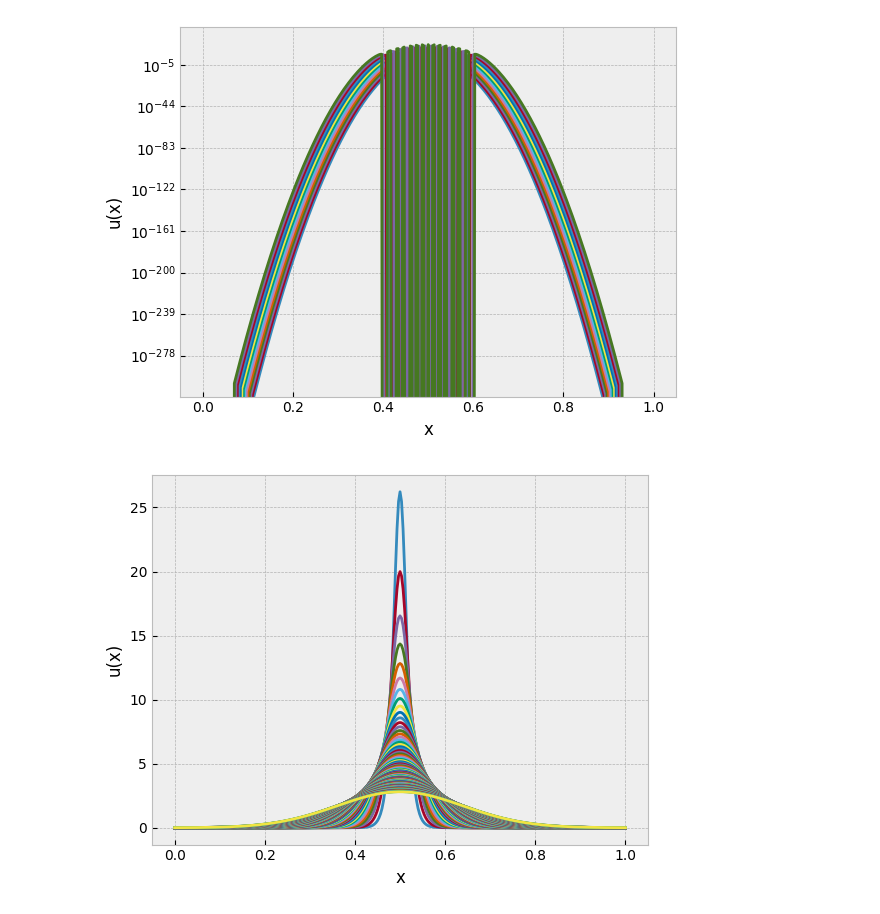
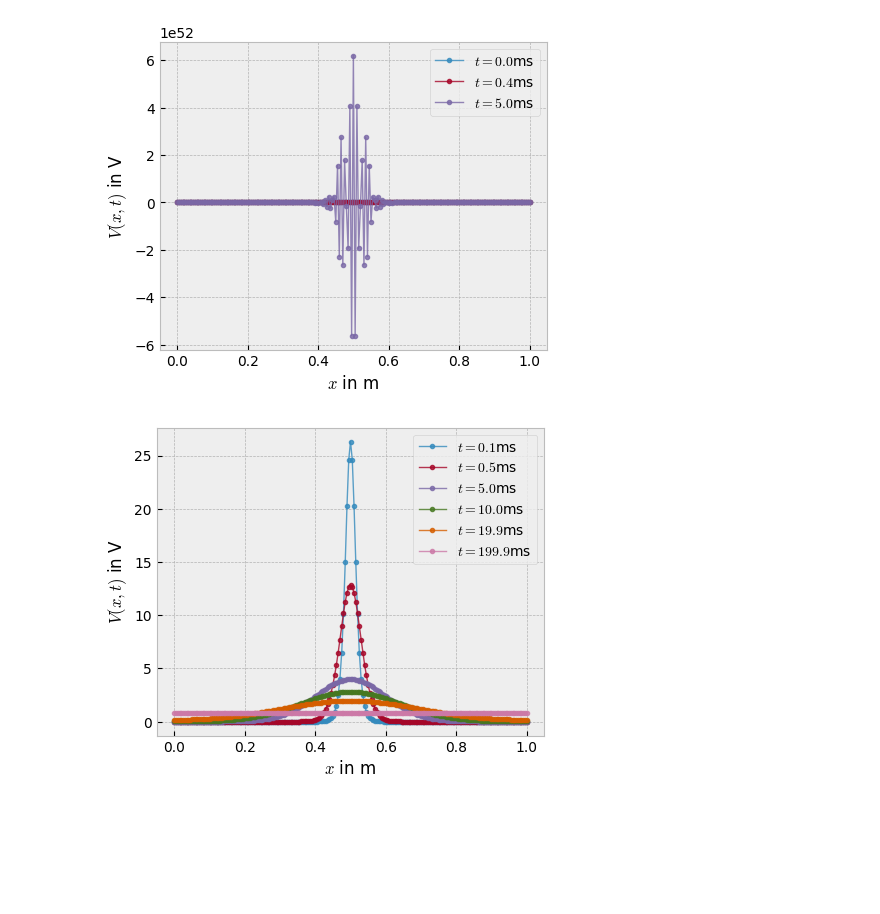
Before and after one commit to leonardlux/comp_phy_exam, a Jupyter notebook: problem_3/question_3_5/task_a.ipynb, the cells around one changed output. Cells and saved outputs as stored; diff of their text form; code cells hidden in the pictures; blank space fills up the shorter version.

Commit message:
task 3.5 all time evolution plot (with analy as well)

```diff
--- a/problem_3/question_3_5/task_a.ipynb
+++ b/problem_3/question_3_5/task_a.ipynb
@@ -11,15 +12,35 @@ import plots as pl
 # %%
 # forward euler
 U_fe = solve_simulation(inital_values_gauss,diags_gen_forward_euler)
-pl.plot_diff_times(U_fe,t_diff_times=list(range(1,15)),log=True)
+diff_times  = [0,4,50]
+filename = "cable_euler_explicit"
+pl.plot_diff_times(
+    U_fe,
+    t_diff_times=diff_times,
+    log=False,
+    alpha=0.8,
+    legend=True,
+    filename=filename
+    )
 # %% [output]
-[figure, old version]
+[figure, new version]
 # %%
-# forward euler
+# backwards euler aka implicit
 U_be = solve_simulation(inital_values_gauss,diags_gen_backwards_euler)
-pl.plot_diff_times(U_be,t_diff_times=list(range(1,100)),log=False)
+
+diff_times  = [1,5,50,100,199,c.n_t-1]
+filename = "cable_euler_implicit"
+
+pl.plot_diff_times(
+    U_be,
+    t_diff_times=diff_times,
+    log=False,
+    alpha=0.8,
+    legend=True,
+    filename=filename
+    )
 # %% [output]
-[figure, old version]
+[figure, new version]
 # %%
 # crank nicholson
 U_cn = solve_simulation(inital_values_gauss,diags_gen_crank_nicholson)
```
Also changed, not shown: parts of 2 cells of this notebook, 3 other files.
